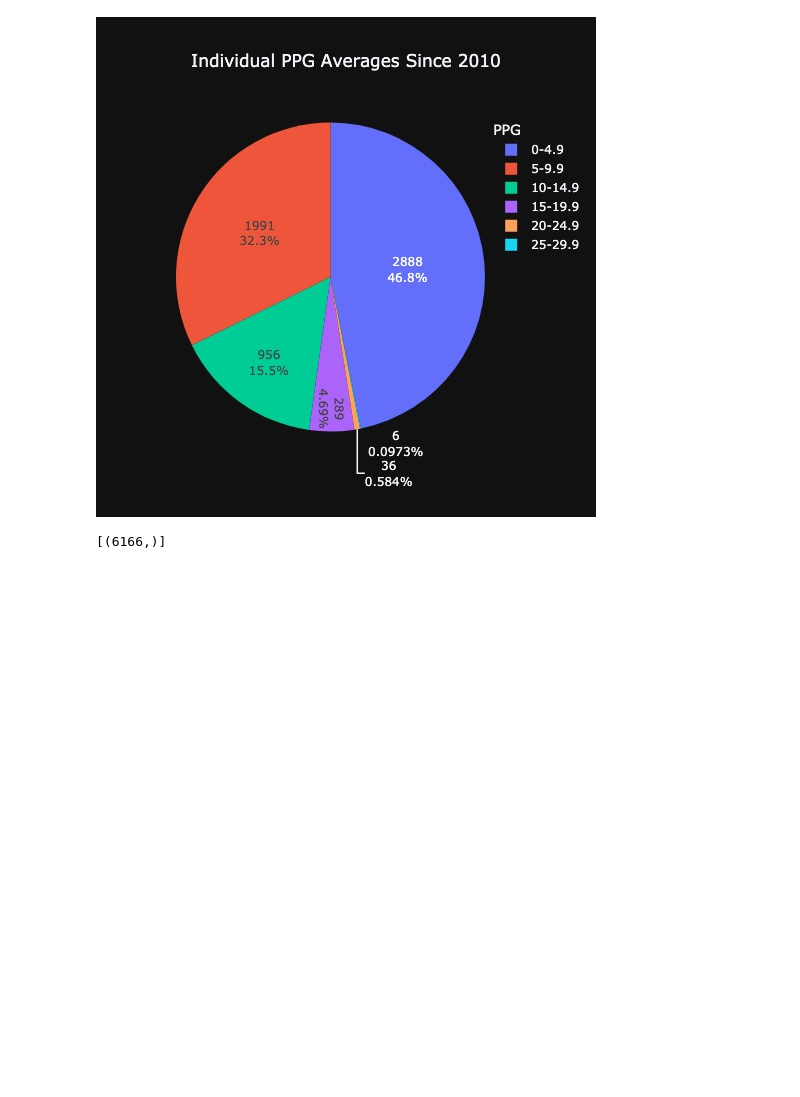
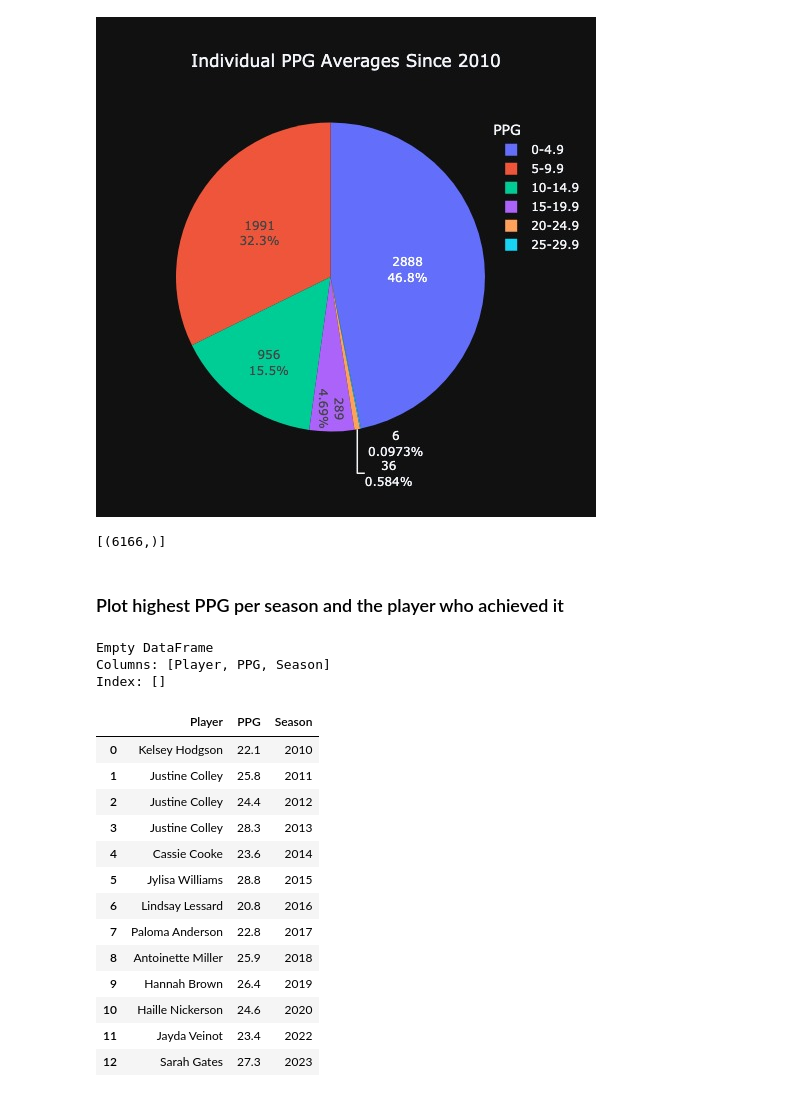
Before and after one commit to emmaritcey/usports_database, a Jupyter notebook: Final_Visualizations_Scoring.ipynb, the cells around one changed output. Saved outputs shown, nothing was run; the diff lists cells and outputs as text; code cells hidden in the pictures; blank space fills up the shorter version.

```diff
--- a/Final_Visualizations_Scoring.ipynb
+++ b/Final_Visualizations_Scoring.ipynb
@@ -597,3 +597,68 @@ print(num_players_total)
 # %% [output]
 [figure]
 [(6166,)]
+# %% [markdown]
+### Plot highest PPG per season and the player who achieved it
+# %%
+#get highest average for a stat for each season for players playing more than 10 games
+q = """
+    SELECT max(ppg), player_shooting.season
+    FROM players
+    JOIN player_shooting
+    ON players.player_id = player_shooting.player_id
+    JOIN player_info
+    ON player_shooting.player_id = player_info.player_id AND
+       player_shooting.season = player_info.season
+    WHERE games_played > 10
+    GROUP BY player_shooting.season
+    ORDER BY player_shooting.season
+    """
+result = read_query(connection, q, None)
+result
+df = pd.DataFrame(result)
+
+# find the player who recorded highest average for a stat for each season (who played more than 10 games)
+top_scorers_df = pd.DataFrame(columns=['Player', 'PPG', 'Season'])
+print(top_scorers_df)
+g_played = 10
+for t in result:
+    t_ppg = t[0]-0.1
+    t_season = t[1]
+    vars = [t_ppg, t_season, g_played]
+
+    q = """
+        SELECT name, ppg, player_shooting.season
+        FROM players
+        JOIN player_shooting
+        ON players.player_id = player_shooting.player_id
+        JOIN player_info
+        ON player_shooting.player_id = player_info.player_id AND
+           player_shooting.season = player_info.season
+        WHERE ppg > %s AND player_shooting.season = %s AND games_played > %s
+        ORDER BY player_shooting.season;
+        """
+    query_result = read_query(connection, q, vars)
+
+    result_list = [query_result[0][0], query_result[0][1], query_result[0][2]]
+    result_df= pd.DataFrame([result_list], columns=['Player', 'PPG', 'Season'])
+    top_scorers_df = pd.concat([top_scorers_df, result_df], axis=0, ignore_index=True)
+
+top_scorers_df
+# %% [output]
+Empty DataFrame
+Columns: [Player, PPG, Season]
+Index: []
+|  | Player | PPG | Season |
+| 0 | Kelsey Hodgson | 22.1 | 2010 |
+| 1 | Justine Colley | 25.8 | 2011 |
+| 2 | Justine Colley | 24.4 | 2012 |
+| 3 | Justine Colley | 28.3 | 2013 |
+| 4 | Cassie Cooke | 23.6 | 2014 |
+| 5 | Jylisa Williams | 28.8 | 2015 |
+| 6 | Lindsay Lessard | 20.8 | 2016 |
+| 7 | Paloma Anderson | 22.8 | 2017 |
+| 8 | Antoinette Miller | 25.9 | 2018 |
+| 9 | Hannah Brown | 26.4 | 2019 |
+| 10 | Haille Nickerson | 24.6 | 2020 |
+| 11 | Jayda Veinot | 23.4 | 2022 |
+| 12 | Sarah Gates | 27.3 | 2023 |
```
Also changed, not shown: parts of 9 cells of this notebook, 8 other files.
